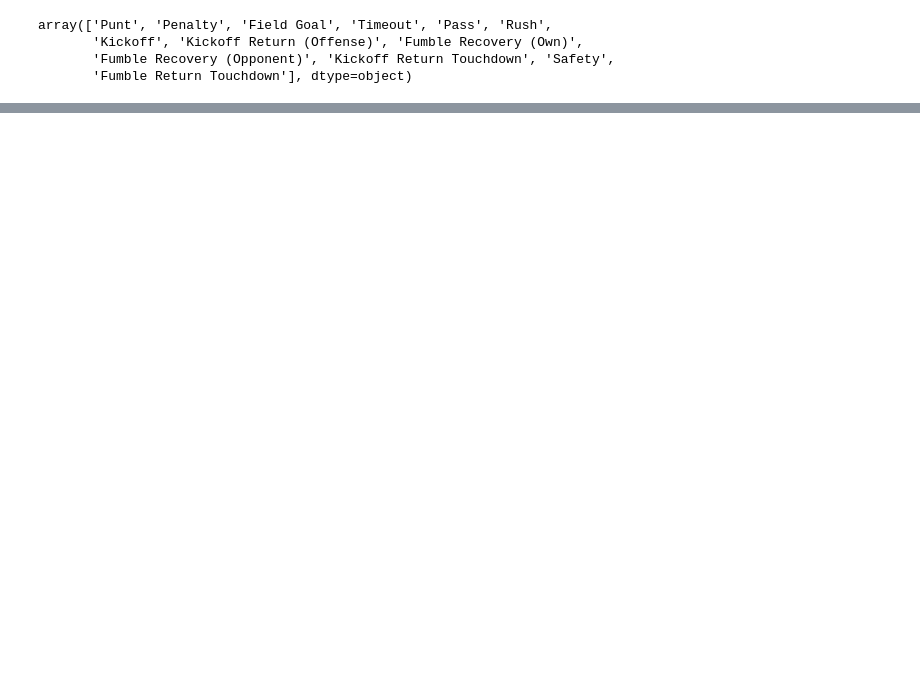
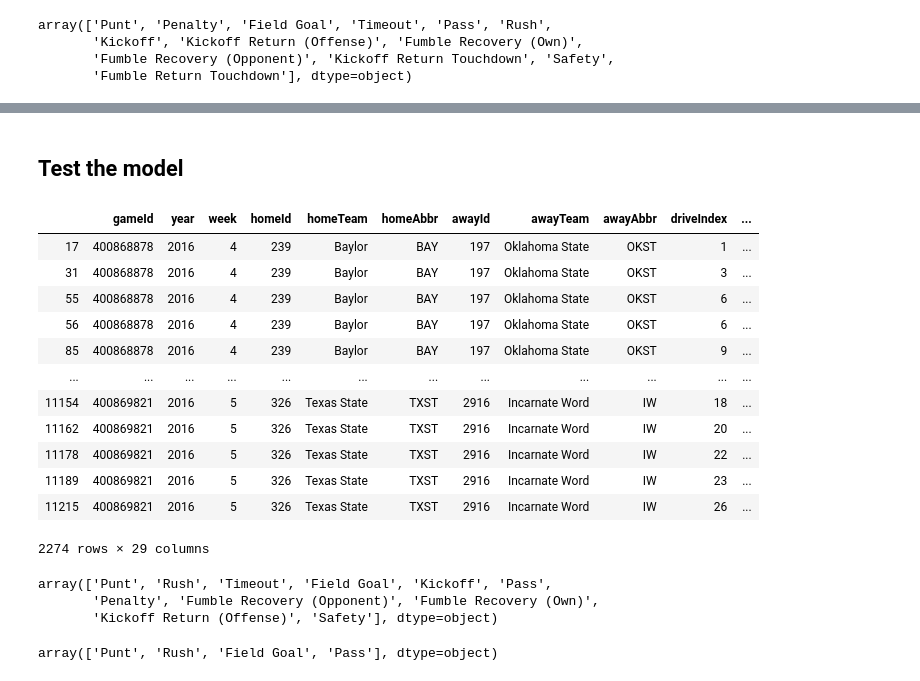
Before and after one commit to nwiatrek/cfb-ml, a Jupyter notebook: 4th down prediction.ipynb, the cells around one changed output, grey strips where cells are left out. Cells and saved outputs as stored; diff of their text form; code cells hidden in the pictures; blank space fills up the shorter version.

```diff
--- a/4th down prediction.ipynb
+++ b/4th down prediction.ipynb
@@ -60,0 +100,48 @@ array(['Punt', 'Penalty', 'Field Goal', 'Timeout', 'Pass', 'Rush',
+# %% [markdown]
+## Test the model
+# %%
+week4 = pd.read_csv('./data/PBP - 2016 - Week 4.csv')
+week5 = pd.read_csv('./data/PBP - 2016 - Week 5.csv')
+test = pd.concat([week4, week5])
+test = test.dropna()
+test = test.query('down == 4')
+test
+# %% [output]
+|  | gameId | year | week | homeId | homeTeam | homeAbbr | awayId | awayTeam | awayAbbr | driveIndex | ... |
+| 17 | 400868878 | 2016 | 4 | 239 | Baylor | BAY | 197 | Oklahoma State | OKST | 1 | ... |
+| 31 | 400868878 | 2016 | 4 | 239 | Baylor | BAY | 197 | Oklahoma State | OKST | 3 | ... |
+| 55 | 400868878 | 2016 | 4 | 239 | Baylor | BAY | 197 | Oklahoma State | OKST | 6 | ... |
+| 56 | 400868878 | 2016 | 4 | 239 | Baylor | BAY | 197 | Oklahoma State | OKST | 6 | ... |
+| 85 | 400868878 | 2016 | 4 | 239 | Baylor | BAY | 197 | Oklahoma State | OKST | 9 | ... |
+| ... | ... | ... | ... | ... | ... | ... | ... | ... | ... | ... | ... |
+| 11154 | 400869821 | 2016 | 5 | 326 | Texas State | TXST | 2916 | Incarnate Word | IW | 18 | ... |
+| 11162 | 400869821 | 2016 | 5 | 326 | Texas State | TXST | 2916 | Incarnate Word | IW | 20 | ... |
+| 11178 | 400869821 | 2016 | 5 | 326 | Texas State | TXST | 2916 | Incarnate Word | IW | 22 | ... |
+| 11189 | 400869821 | 2016 | 5 | 326 | Texas State | TXST | 2916 | Incarnate Word | IW | 23 | ... |
+| 11215 | 400869821 | 2016 | 5 | 326 | Texas State | TXST | 2916 | Incarnate Word | IW | 26 | ... |
+2274 rows × 29 columns
+# %%
+test = test.replace('Field Goal Good', 'Field Goal')
+test = test.replace('Field Goal Missed', 'Field Goal')
+test = test.replace('Blocked Field Goal', 'Field Goal')
+test = test.replace('Blocked Field Goal Touchdown', 'Field Goal')
+test = test.replace('Missed Field Goal Return', 'Field Goal')
+test = test.replace('Rushing Touchdown', 'Rush')
+test = test.replace('Sack', 'Pass')
+test = test.replace('Pass Interception Return', 'Pass')
+test = test.replace('Passing Touchdown', 'Pass')
+test = test.replace('Pass Incompletion', 'Pass')
+test = test.replace('Interception Return Touchdown', 'Pass')
+test = test.replace('Blocked Punt', 'Punt')
+test = test.replace('Punt Return Touchdown', 'Punt')
+test = test.replace('Pass Reception', 'Pass')
+test['type'].unique()
+# %% [output]
+array(['Punt', 'Rush', 'Timeout', 'Field Goal', 'Kickoff', 'Pass',
+       'Penalty', 'Fumble Recovery (Opponent)', 'Fumble Recovery (Own)',
+       'Kickoff Return (Offense)', 'Safety'], dtype=object)
+# %%
+test = test[(test.type == 'Pass') | (test.type == 'Rush') | (test.type == 'Field Goal') | (test.type == 'Punt')]
+test['type'].unique()
+# %% [output]
+array(['Punt', 'Rush', 'Field Goal', 'Pass'], dtype=object)
```
Also changed, not shown: parts of 15 cells of this notebook, 2 other files.
